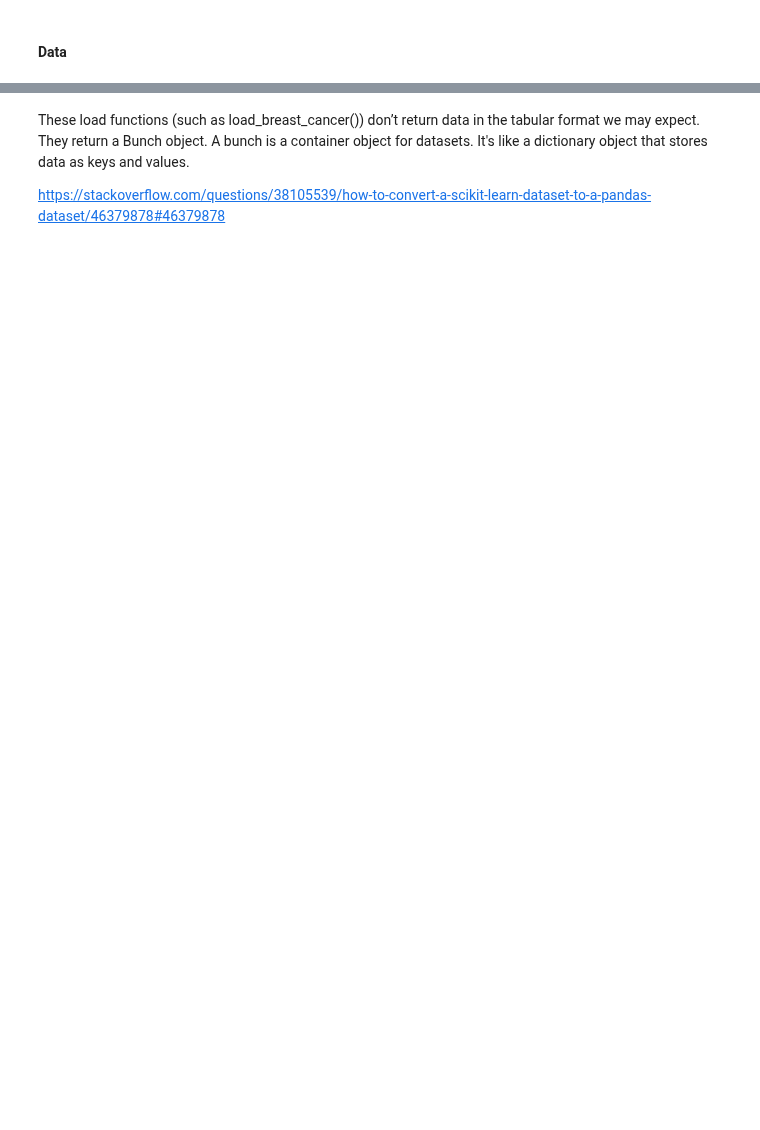
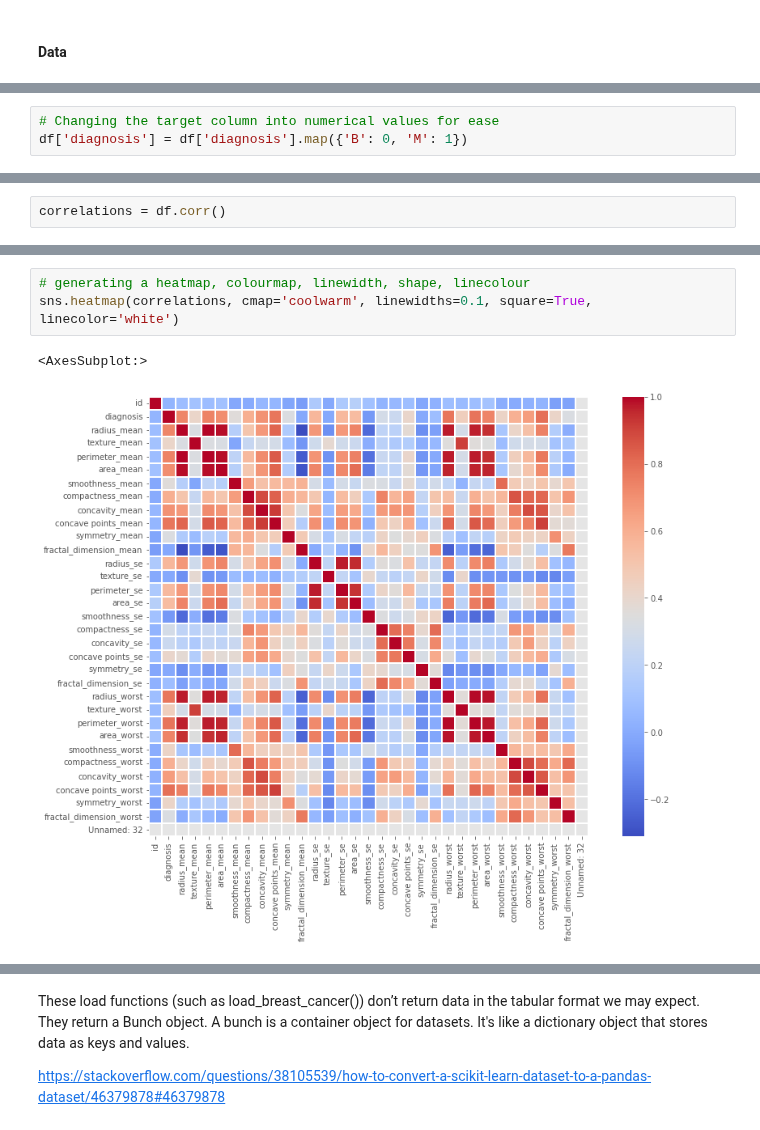
Before and after one commit to kmcd14/MLandStats-assessment, a Jupyter notebook: scikit-learn.ipynb, the cells around one changed output, grey strips where cells are left out. Cells and saved outputs as stored; diff of their text form; blank space fills up the shorter version.

```diff
--- a/scikit-learn.ipynb
+++ b/scikit-learn.ipynb
@@ -299,0 +395,3 @@ sklearn.utils.Bunch
+# %%
+# Changing the target column into numerical values for ease
+df['diagnosis'] = df['diagnosis'].map({'B': 0, 'M': 1})
@@ -299,0 +411,2 @@ sklearn.utils.Bunch
+# %%
+correlations = df.corr()
@@ -299,0 +434,6 @@ sklearn.utils.Bunch
+# %%
+# generating a heatmap, colourmap, linewidth, shape, linecolour
+sns.heatmap(correlations, cmap='coolwarm', linewidths=0.1, square=True, linecolor='white')
+# %% [output]
+<AxesSubplot:>
+[figure, added]
```
Also changed, not shown: parts of 40 cells of this notebook, 3 other files.
